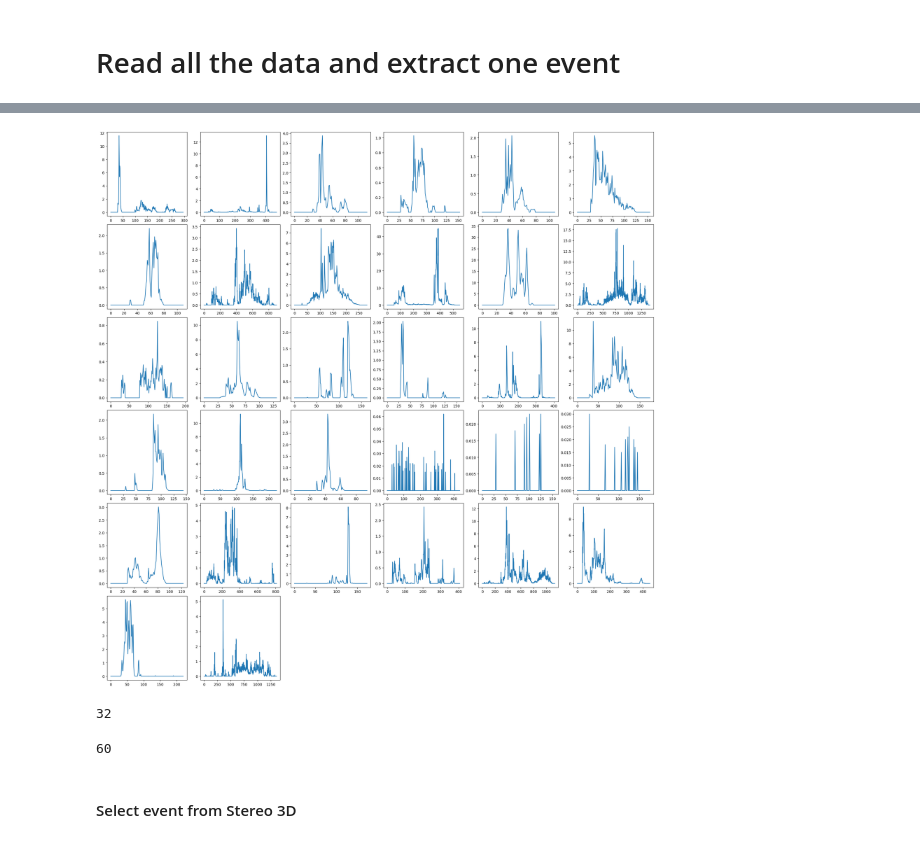
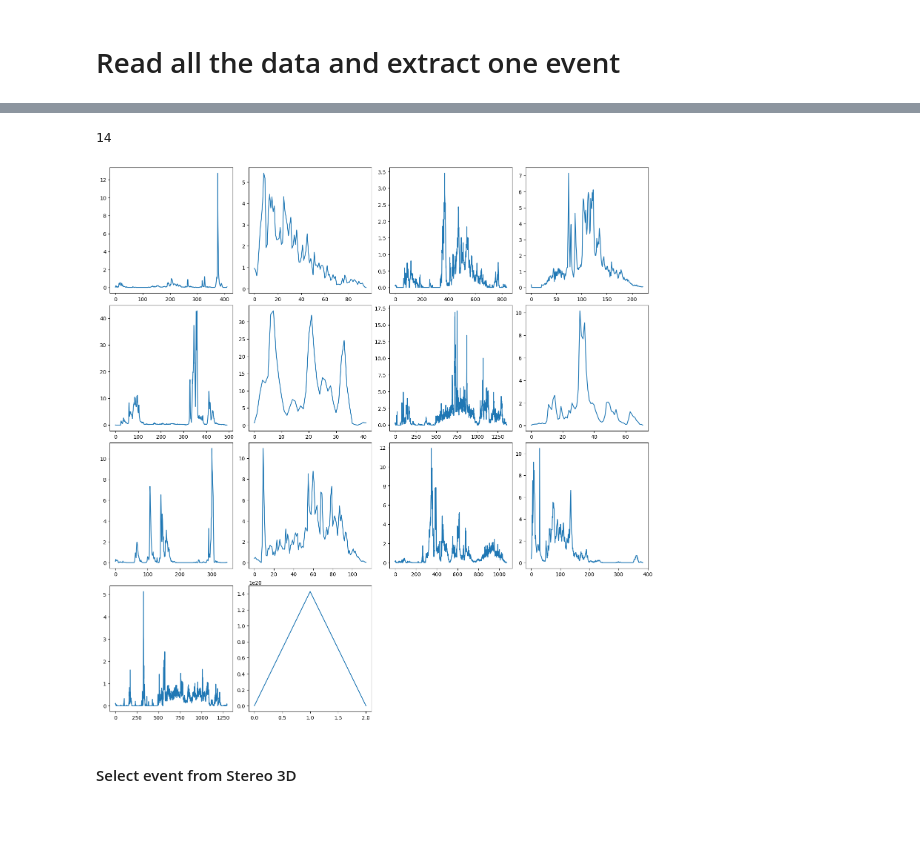
Before and after one commit to marcinmss/rain_analysis_toolbox, a Jupyter notebook: notebooks/comparison_multiple_events/select_save_events.ipynb, the cells around one changed output, grey strips where cells are left out. Drawn from its saved outputs; the diff is of its cells as text; code cells hidden in the pictures.

```diff
--- a/notebooks/comparison_multiple_events/select_save_events.ipynb
+++ b/notebooks/comparison_multiple_events/select_save_events.ipynb
@@ -1,17 +1,23 @@
 # %%
 from stereo3d import stereo3d_read_from_zips as std_read
 from parsivel import pars_read_from_zips as pars_read
+from aux_funcs.extract_events import is_event
 from matplotlib import pyplot as plt
 from matplotlib.axes import Axes
 from pathlib import Path
 import numpy as np
-stereo_datafolder = "/home/marcio/stage_project/data/Daily_raw_data_3D_stereo"
-pars_datafolder = "/home/marcio/stage_project/data/Pars_1"
+stereo_datafolder = "/home/debian-mmss/stage_project/data/Daily_raw_data_3D_stereo/"
+pars_datafolder = "/home/debian-mmss/stage_project/data/Pars_1/"
 beg = 20230821000000
-end = 20231022235930
+end = 20231022235959
 # %% [markdown]
 # Read all the data and extract one event
 # %%
 # Read the main parsivel series
 parsivel_series = pars_read(beg, end, pars_datafolder)
 stereo_series = std_read(beg, end, stereo_datafolder)
+# %%
+pars_events_series = parsivel_series.find_events(15,0.7)
+str_events_series = is_event(stereo_series.rain_rate(30)[:-1], 15, 0.7)
+plt.plot(pars_events_series)
+plt.plot(str_events_series/2)
@@ -18,22 +27,18 @@ stereo_series = std_read(beg, end, stereo_datafolder)
+# %%
+parsivel_events = parsivel_series.colect_events(np.logical_and(pars_events_series,str_events_series))
+len(parsivel_events)
+# %% [output]
+14
 # %%
-parsivel_events = parsivel_series.exstract_events(15, 15, 0.1)
 n = int(np.ceil(len(parsivel_events)**0.5))
 figure = plt.figure()
 figure.set_size_inches((n*3 +3, n*3 + 3))
 figure.set_constrained_layout(True)
 for i, event in enumerate(parsivel_events):
     ax = figure.add_subplot(n,n, i + 1)
     ax.plot(event.rain_rate)
 # %% [output]
-[figure, old version]
+[figure, new version]
-# %%
-len(parsivel_events)
-# %% [output]
-32
-# %%
-sum((len(parsivel_event.missing_time_steps) for parsivel_event in parsivel_events))
-# %% [output]
-60
 # %% [markdown]
 #### Select event from Stereo 3D
 # %%
```
Also changed, not shown: parts of 4 cells of this notebook, 5 other files.
